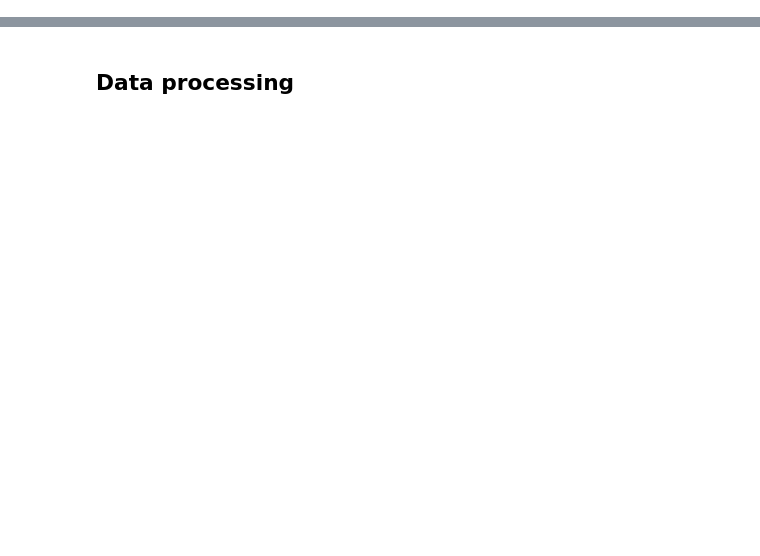
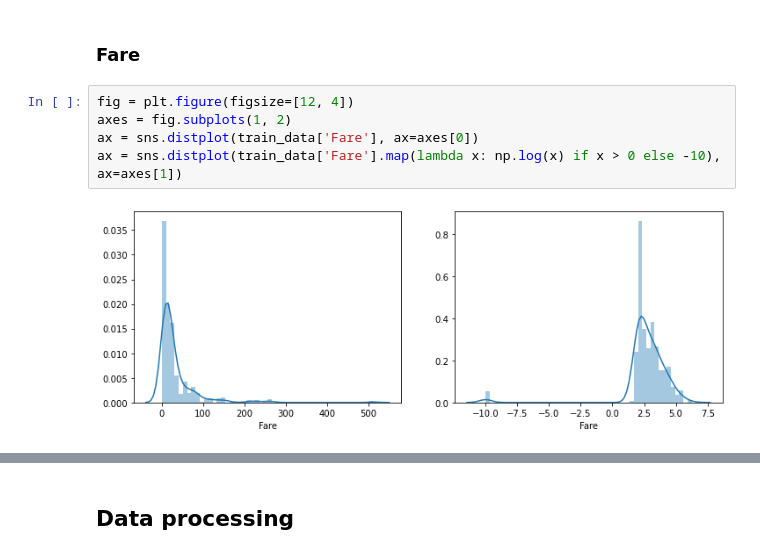
Before and after one commit to tuogy/kaggle-titanic, a Jupyter notebook: main.ipynb, the cells around one changed output, grey strips where cells are left out. Drawn from its saved outputs; the diff is of its cells as text; blank space fills up the shorter version.

```diff
--- a/main.ipynb
+++ b/main.ipynb
@@ -52,0 +66,9 @@ g.map(plt.hist, 'Fare', bins=[0, 10, 20, 30, 40])
+# %% [markdown]
+### Fare
+# %%
+fig = plt.figure(figsize=[12, 4])
+axes = fig.subplots(1, 2)
+ax = sns.distplot(train_data['Fare'], ax=axes[0])
+ax = sns.distplot(train_data['Fare'].map(lambda x: np.log(x) if x > 0 else -10), ax=axes[1])
+# %% [output]
+[figure, added]
```
Also changed, not shown: parts of 58 cells of this notebook.
